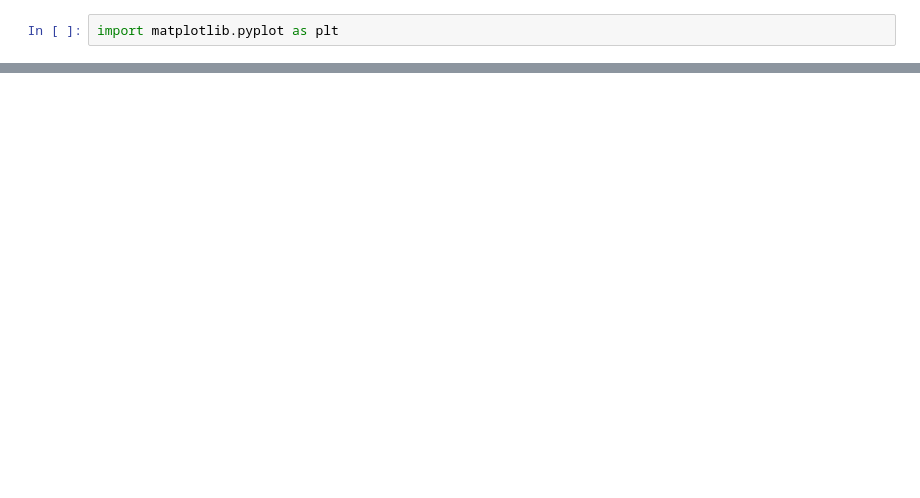
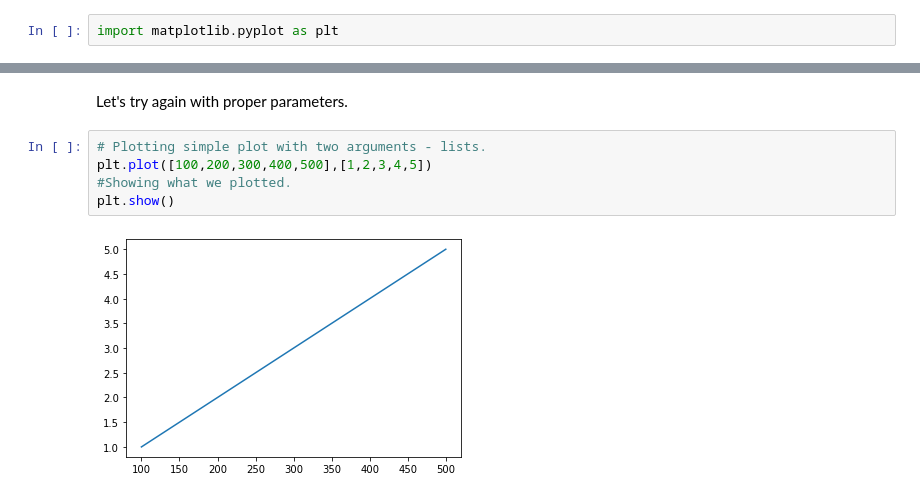
Before and after one commit to DracoNibilis/CAO_Points_Analysis, a Jupyter notebook: pyplot.ipynb, the cells around one changed output, grey strips where cells are left out. Saved outputs shown, nothing was run; the diff lists cells and outputs as text; blank space fills up the shorter version.

```diff
--- a/pyplot.ipynb
+++ b/pyplot.ipynb
@@ -42,0 +146,9 @@ import matplotlib.pyplot as plt
+# %% [markdown]
+Let's try again with proper parameters.
+# %%
+# Plotting simple plot with two arguments - lists.
+plt.plot([100,200,300,400,500],[1,2,3,4,5])
+#Showing what we plotted.
+plt.show()
+# %% [output]
+[figure, added]
```
Also changed, not shown: parts of 20 cells of this notebook.
